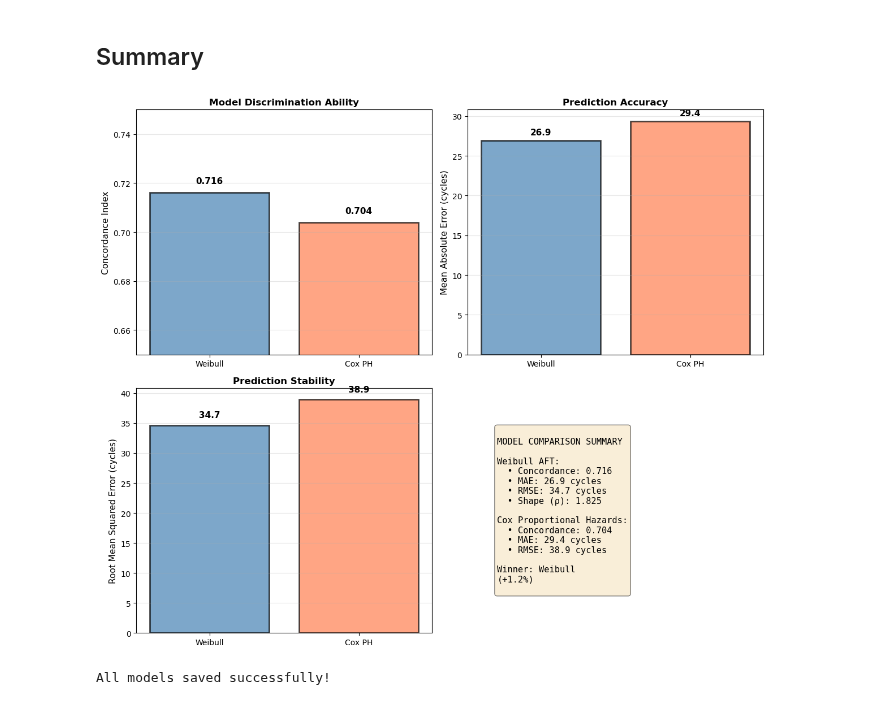
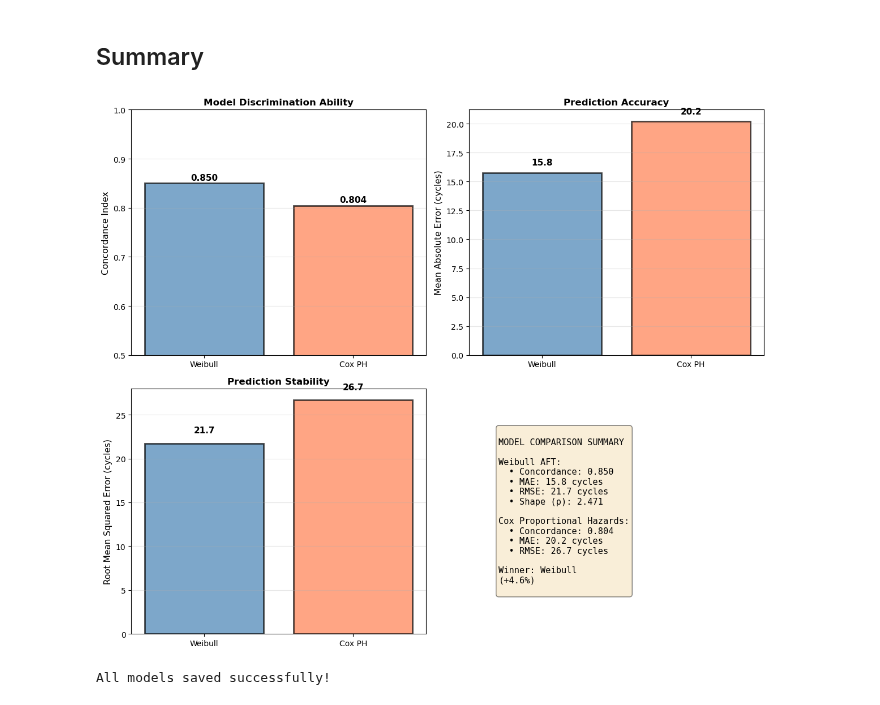
Before and after one commit to Wellbek/NASA-Turbofan-Twin, a Jupyter notebook: notebooks/05_survival_analysis.ipynb, the cells around one changed output. Drawn from its saved outputs; the diff is of its cells as text; code cells hidden in the pictures.

Commit message:
Improve ML model performance by 0.15-20 C-index through last n-cycle average

```diff
--- a/notebooks/05_survival_analysis.ipynb
+++ b/notebooks/05_survival_analysis.ipynb
@@ -59,41 +59,57 @@ dtype: object
 # %%
 np.random.seed(42)
 
-# Aggregate to engine level (one row per engine at failure)
+n = 30
+
+# 1. Start with the aggregated 'time_cycles' and RUL columns (one row per engine)
 df_engines = df.groupby('engine_id').agg({
     'time_cycles': 'max',  # Time to failure (when RUL = 0)
     'RUL': 'min',  # Should be 0 or close to 0
     'RUL_clipped': 'min'
 }).reset_index()
 
-# Add features for each engine (final sensor values + degradation)
+# 2. Add features calculated only over the LAST N cycles
 sensor_cols = [col for col in df.columns if col.startswith('sensor_')]
 
 for sensor in sensor_cols:
     # Final value at failure
     df_engines[f'{sensor}_final'] = df.groupby('engine_id')[sensor].last().values
-    # Mean across lifecycle
-    df_engines[f'{sensor}_mean'] = df.groupby('engine_id')[sensor].mean().values
-    # Degradation (final - first)
-    df_engines[f'{sensor}_degradation'] = (
-        df.groupby('engine_id')[sensor].last().values -
-        df.groupby('engine_id')[sensor].first().values
+
+    # Mean across the LAST n cycles
+    df_engines[f'{sensor}_mean_last_{n}'] = (
+        df.groupby('engine_id')[sensor]
+          .apply(lambda x: x.tail(n).mean())
+          .values
     )
 
-# Survival data: duration = time_cycles to failure, event = 1 (all fail)
+    # Degradation across the LAST n cycles (Final - Value at n cycles prior)
+    def degradation_last_n(series, n):
+        last_val = series.iloc[-1]
+        # Use .head(1) of the tail to get the value n cycles before failure (the starting point)
+        # If the engine life is < n, use the first value available
+        start_val = series.tail(n).head(1).iloc[0]
+        return last_val - start_val
+    df_engines[f'{sensor}_degradation_last_{n}'] = (
+        df.groupby('engine_id')[sensor]
+          .apply(lambda x: degradation_last_n(x, n))
+          .values
+    )
+
+# Finalize data for Survival Analysis
 df_engines['duration'] = df_engines['time_cycles']
-df_engines['event'] = 1  # All engines failed
+df_engines['event'] = 1
 
 print(f"Engines: {len(df_engines)}")
 print(f"Time to failure (mean): {df_engines['duration'].mean():.0f} cycles")
 print(f"Time to failure (range): {df_engines['duration'].min():.0f} - {df_engines['duration'].max():.0f} cycles")
 print(f"Event rate: {df_engines['event'].mean():.0%} (all engines failed)")
 
-feature_cols = [col for col in df_engines.columns if col.endswith('_final')]
+# Features used are now the final value plus the windowed mean and degradation
+feature_cols = [col for col in df_engines.columns if col.endswith(('_final', f'_mean_last_{n}', f'_degradation_last_{n}'))]
 
 model_data = df_engines[feature_cols + ['duration', 'event']].copy()
 
-print(f"\nFeatures used: {len(feature_cols)} final sensor values")
+print(f"\nFeatures used: {len(feature_cols)} windowed sensor values (n={n})")
 print(f"Model data shape: {model_data.shape}")
 # %% [output]
 Engines: 100
@@ -305,7 +334,7 @@ concordances = [waft.concordance_index_, cph.concordance_index_]
 bars = ax.bar(models, concordances, color=['steelblue', 'coral'], alpha=0.7, edgecolor='black', linewidth=2)
 ax.set_ylabel('Concordance Index', fontsize=11)
 ax.set_title('Model Discrimination Ability', fontsize=12, fontweight='bold')
-ax.set_ylim([0.65, 0.75])
+ax.set_ylim([0.5, 1])
 for i, (bar, val) in enumerate(zip(bars, concordances)):
     ax.text(bar.get_x() + bar.get_width()/2, val + 0.003, f'{val:.3f}',
             ha='center', va='bottom', fontsize=11, fontweight='bold')
@@ -336,34 +365,34 @@ for i, (bar, val) in enumerate(zip(bars, rmses)):
     ax.text(bar.get_x() + bar.get_width()/2, val + 1, f'{val:.1f}',
             ha='center', va='bottom', fontsize=11, fontweight='bold')
 ax.grid(True, alpha=0.3, axis='y')
 
 # Summary text
 ax = axes[1, 1]
 ax.axis('off')
 summary_text = f"""
 MODEL COMPARISON SUMMARY
 
 Weibull AFT:
   • Concordance: {waft.concordance_index_:.3f}
   • MAE: {mae_weibull:.1f} cycles
   • RMSE: {rmse_weibull:.1f} cycles
   • Shape (ρ): {waft.params_['rho_', 'Intercept']:.3f}
 
 Cox Proportional Hazards:
   • Concordance: {cph.concordance_index_:.3f}
   • MAE: {mae_cox:.1f} cycles
   • RMSE: {rmse_cox:.1f} cycles
 
 Winner: {'Weibull' if waft.concordance_index_ > cph.concordance_index_ else 'Cox PH'}
 (+{abs(waft.concordance_index_ - cph.concordance_index_):.1%})
 """
 ax.text(0.1, 0.5, summary_text, fontsize=11, verticalalignment='center',
         family='monospace', bbox=dict(boxstyle='round', facecolor='wheat', alpha=0.5))
 
 plt.tight_layout()
 plt.show()
 # %% [output]
-[figure, old version]
+[figure, new version]
 # %%
 # Save different models for reuse
 
```
Also changed, not shown: parts of 6 cells of this notebook.
